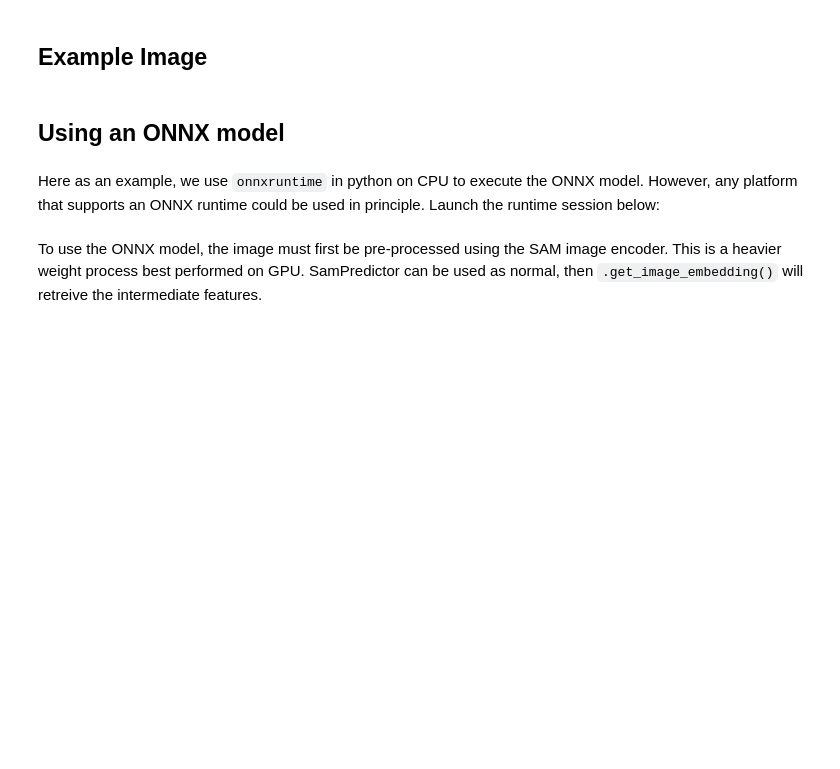
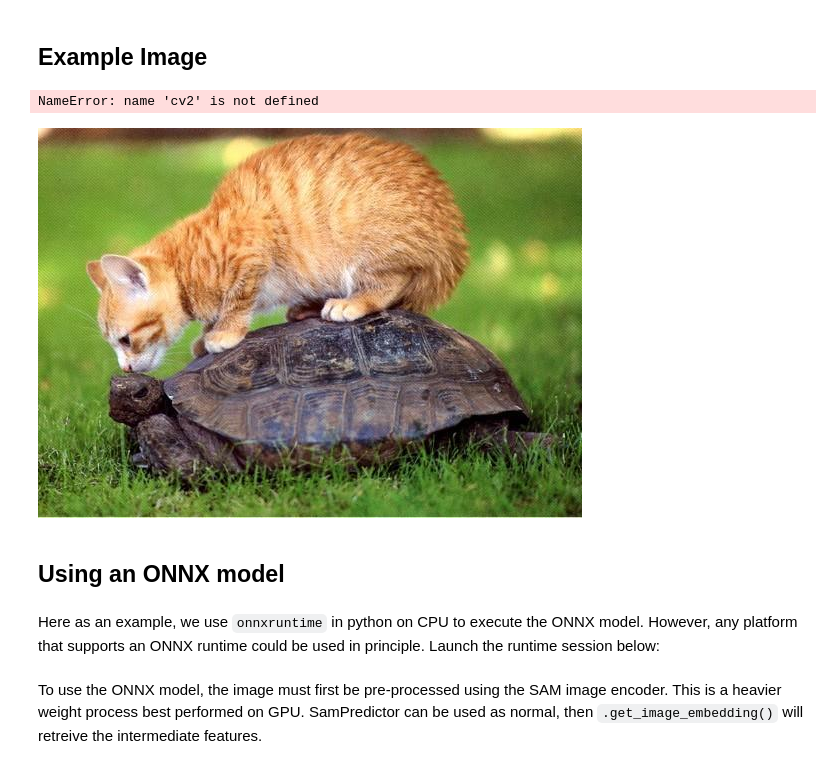
Before and after one commit to antoineross/Object-Detection-using-Segment-Anything, a Jupyter notebook: sample code/onnx_model_example.ipynb, the cells around one changed output. Saved outputs shown, nothing was run; the diff lists cells and outputs as text; code cells hidden in the pictures; blank space fills up the shorter version.

```diff
--- a/sample code/onnx_model_example.ipynb
+++ b/sample code/onnx_model_example.ipynb
@@ -148,3 +174,13 @@ plt.show()
+# %%
+image = cv2.imread('../images/cat.jpg')
+image = cv2.cvtColor(image, cv2.COLOR_BGR2RGB)
+# %% [output]
+NameError: name 'cv2' is not defined
+# %%
+from IPython.display import Image
+Image('../images/cat.jpg')
+# %% [output]
+[figure, added]
 # %% [markdown]
 ## Using an ONNX model
 # %% [markdown]
```
Also changed, not shown: parts of 10 cells of this notebook, 6 other files.
